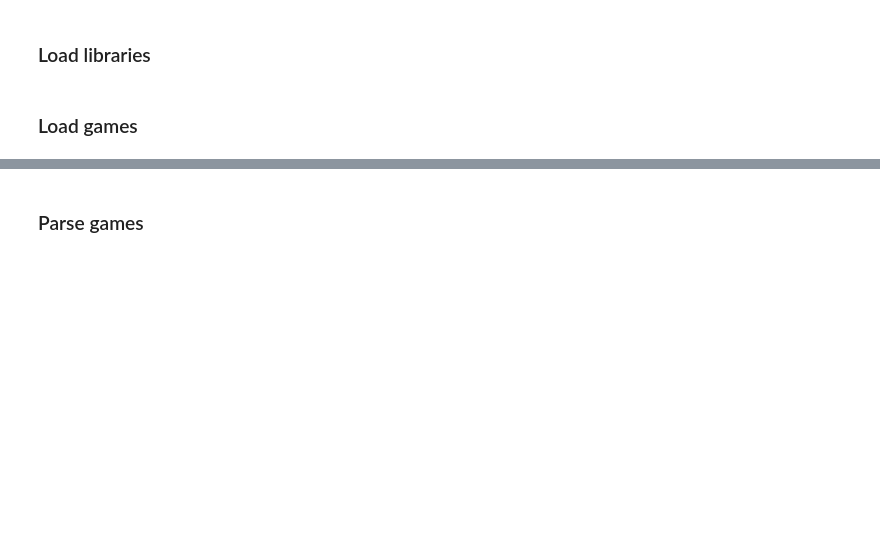
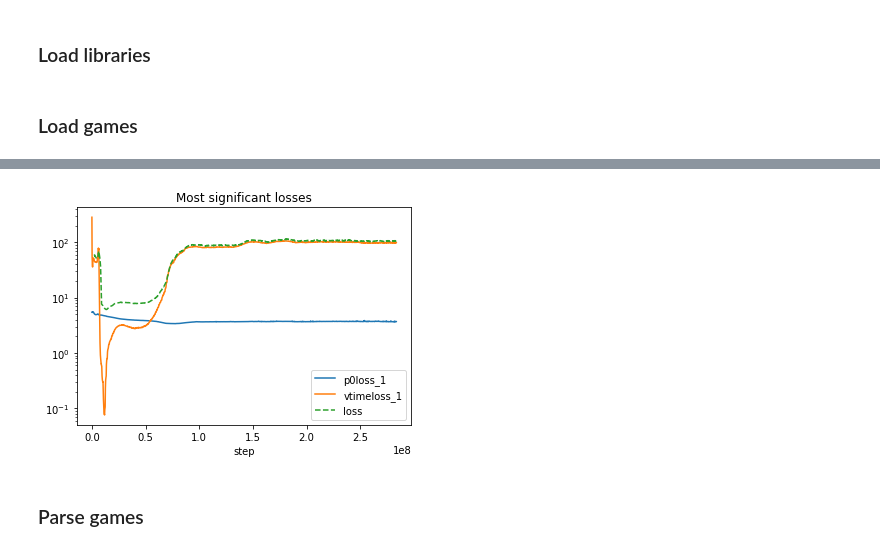
Before and after one commit to AlignmentResearch/go_attack, a Jupyter notebook: notebooks/sgf-explorer.ipynb, the cells around one changed output, grey strips where cells are left out. Saved outputs shown, nothing was run; the diff lists cells and outputs as text; code cells hidden in the pictures; blank space fills up the shorter version.

```diff
--- a/notebooks/sgf-explorer.ipynb
+++ b/notebooks/sgf-explorer.ipynb
@@ -43,3 +99,16 @@ len(raw_sgf_strs)
+# %%
+for k in loss_components:
+    if tb_metric_dict[k].iloc[-1] < 1e-2 * tb_metric_dict["loss"].iloc[-1]:
+        continue
+    tb_metric_dict[k].plot()
+
+tb_metric_dict["loss"].rolling(100).mean().plot(linestyle="--")
+
+plt.legend()
+plt.yscale("log")
+plt.title("Most significant losses");
+# %% [output]
+[figure, added]
 # %% [markdown]
 ### Parse games
 # %%
```
Also changed, not shown: parts of 10 cells of this notebook, 1 other file.
